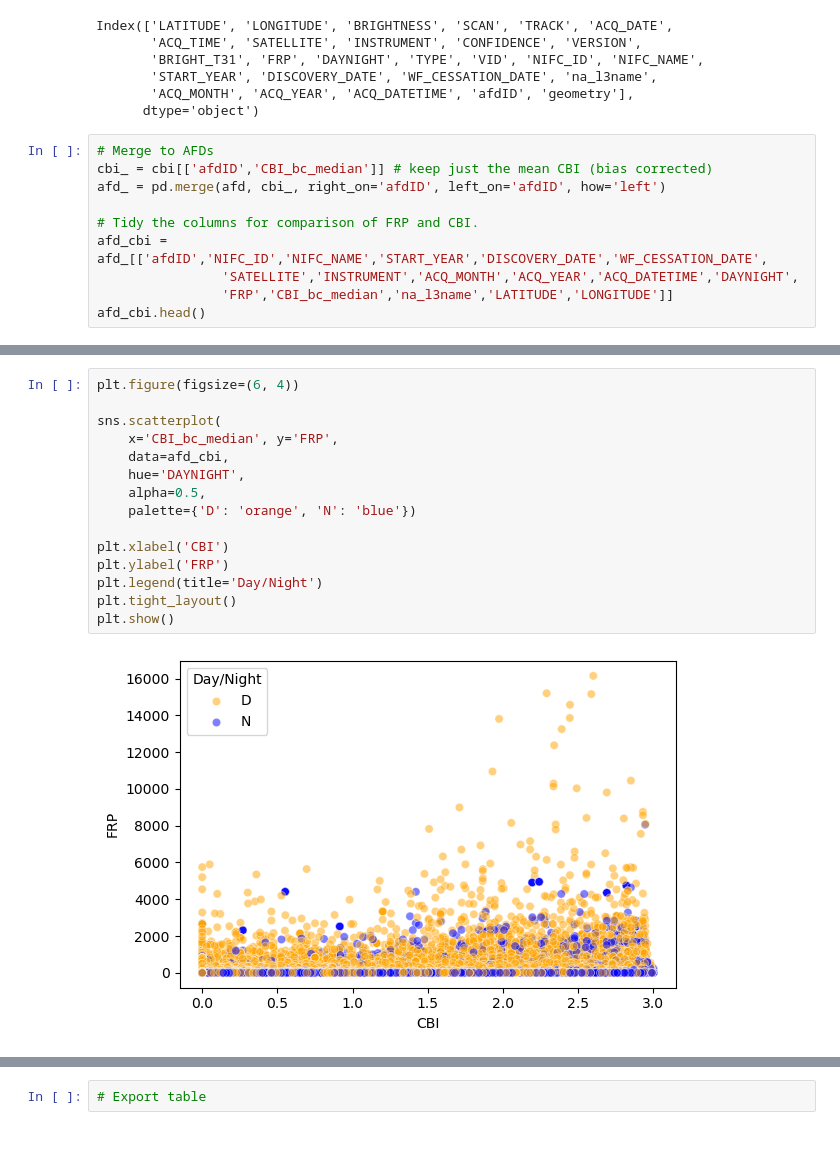
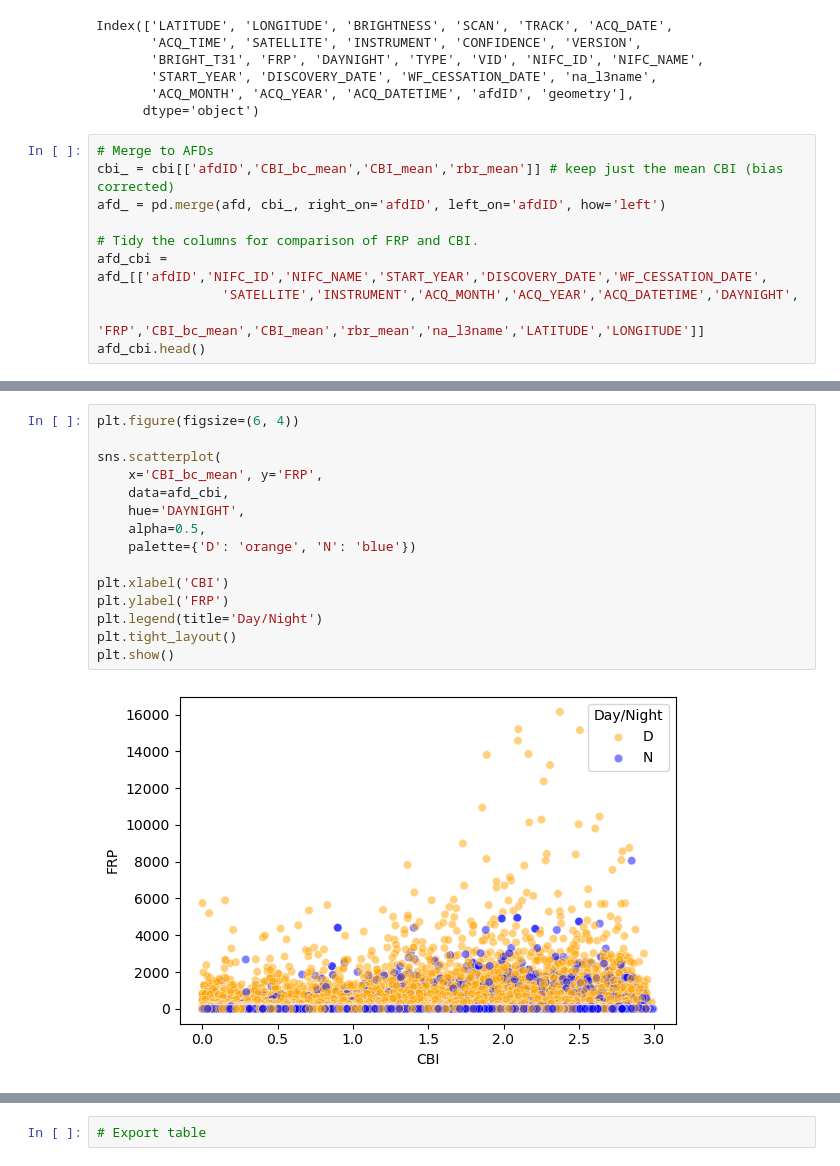
Before and after one commit to natshoff/aspen-fire-fork, a Jupyter notebook: Aim2/code/Python/03afd-severity_CBI.ipynb, the cells around one changed output, grey strips where cells are left out. Drawn from its saved outputs; the diff is of its cells as text.

```diff
--- a/Aim2/code/Python/03afd-severity_CBI.ipynb
+++ b/Aim2/code/Python/03afd-severity_CBI.ipynb
@@ -148,13 +148,13 @@ Index(['LATITUDE', 'LONGITUDE', 'BRIGHTNESS', 'SCAN', 'TRACK', 'ACQ_DATE',
       dtype='object')
 # %%
 # Merge to AFDs
-cbi_ = cbi[['afdID','CBI_bc_median']] # keep just the mean CBI (bias corrected)
+cbi_ = cbi[['afdID','CBI_bc_mean','CBI_mean','rbr_mean']] # keep just the mean CBI (bias corrected)
 afd_ = pd.merge(afd, cbi_, right_on='afdID', left_on='afdID', how='left')
 
 # Tidy the columns for comparison of FRP and CBI.
 afd_cbi = afd_[['afdID','NIFC_ID','NIFC_NAME','START_YEAR','DISCOVERY_DATE','WF_CESSATION_DATE',
                 'SATELLITE','INSTRUMENT','ACQ_MONTH','ACQ_YEAR','ACQ_DATETIME','DAYNIGHT',
-                'FRP','CBI_bc_median','na_l3name','LATITUDE','LONGITUDE']]
+                'FRP','CBI_bc_mean','CBI_mean','rbr_mean','na_l3name','LATITUDE','LONGITUDE']]
 afd_cbi.head()
 # %% [output]
 |  | afdID | NIFC_ID | NIFC_NAME | START_YEAR | DISCOVERY_DATE | WF_CESSATION_DATE | SATELLITE | INSTRUMENT | ... |
@@ -166,20 +166,20 @@ afd_cbi.head()
 # %%
 plt.figure(figsize=(6, 4))
 
 sns.scatterplot(
-    x='CBI_bc_median', y='FRP',
+    x='CBI_bc_mean', y='FRP',
     data=afd_cbi,
     hue='DAYNIGHT',
     alpha=0.5,
     palette={'D': 'orange', 'N': 'blue'})
 
 plt.xlabel('CBI')
 plt.ylabel('FRP')
 plt.legend(title='Day/Night')
 plt.tight_layout()
 plt.show()
 # %% [output]
-[figure, old version]
+[figure, new version]
 # %%
 from scipy.stats import pearsonr
 
```
Also changed, not shown: parts of 1 cell of this notebook, 2 other files.
